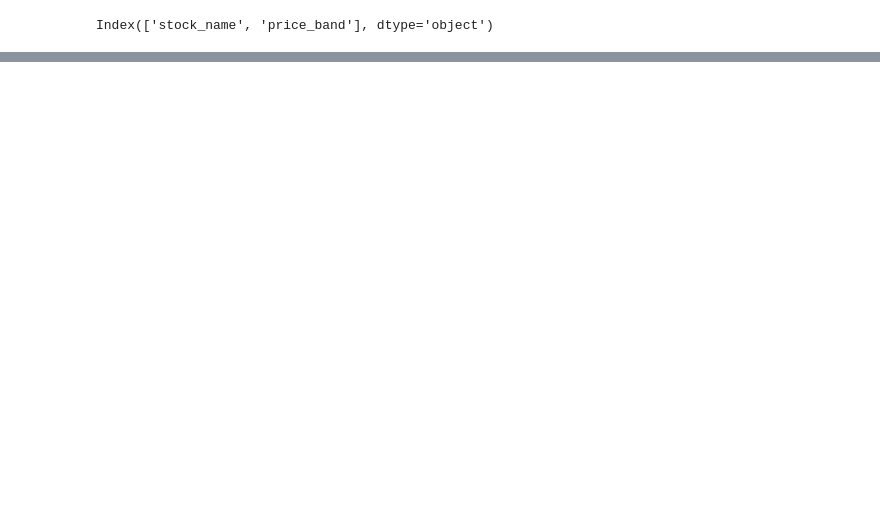
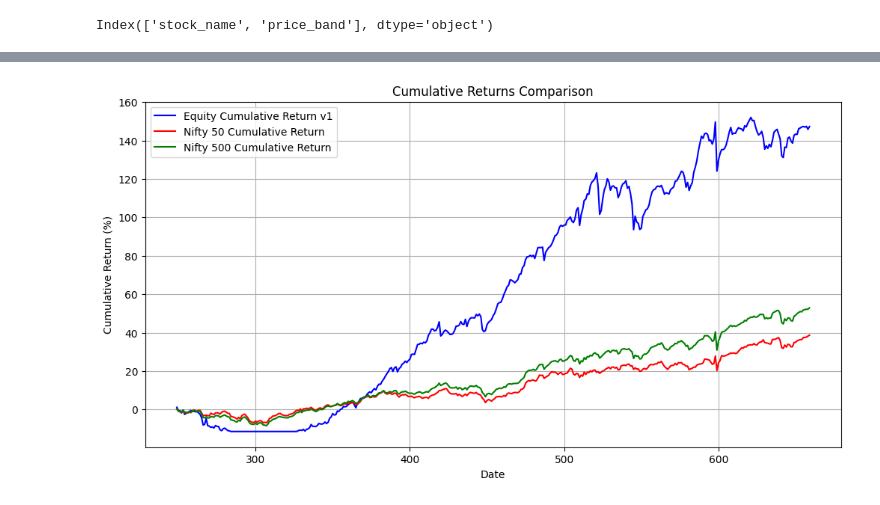
Before and after one commit to btst-tech/Momentum-Strategy, a Jupyter notebook: v2/scanner.ipynb, the cells around one changed output, grey strips where cells are left out. Saved outputs shown, nothing was run; the diff lists cells and outputs as text; code cells hidden in the pictures; blank space fills up the shorter version.

```diff
--- a/v2/scanner.ipynb
+++ b/v2/scanner.ipynb
@@ -486,0 +536,36 @@ for i, j in zip(dates, equity):
+# %%
+data = {
+    'Equity' : equity,
+    'Nifty 50' : nifty50_data['close'],
+    'Nifty 500' : nifty500_data['close']
+}
+df = pd.DataFrame(data)
+df['Equity Daily Return'] = df['Equity'].pct_change() * 100
+df['Nifty 50 Daily Return'] = df['Nifty 50'].pct_change() * 100
+df['Nifty 500 Daily Return'] = df['Nifty 500'].pct_change() * 100
+
+# Calculate cumulative returns
+df['Equity Cumulative Return'] = (1 + df['Equity Daily Return'] / 100).cumprod() - 1
+df['Nifty 50 Cumulative Return'] = (1 + df['Nifty 50 Daily Return'] / 100).cumprod() - 1
+df['Nifty 500 Cumulative Return'] = (1 + df['Nifty 500 Daily Return'] / 100).cumprod() - 1
+
+# Convert cumulative returns to percentage
+df['Equity Cumulative Return'] *= 100
+df['Nifty 50 Cumulative Return'] *= 100
+df['Nifty 500 Cumulative Return'] *= 100
+
+# Plot the cumulative returns
+plt.figure(figsize=(12, 6))
+plt.plot(df.index, df['Equity Cumulative Return'], label='Equity Cumulative Return v1', color='blue')
+plt.plot(df.index, df['Nifty 50 Cumulative Return'], label='Nifty 50 Cumulative Return', color='red')
+
+plt.plot(df.index, df['Nifty 500 Cumulative Return'], label='Nifty 500 Cumulative Return', color='green')
+
+plt.title('Cumulative Returns Comparison')
+plt.xlabel('Date')
+plt.ylabel('Cumulative Return (%)')
+plt.legend()
+plt.grid(True)
+plt.show()
+# %% [output]
+[figure, added]
```
Also changed, not shown: parts of 13 cells of this notebook, 3 other files.
